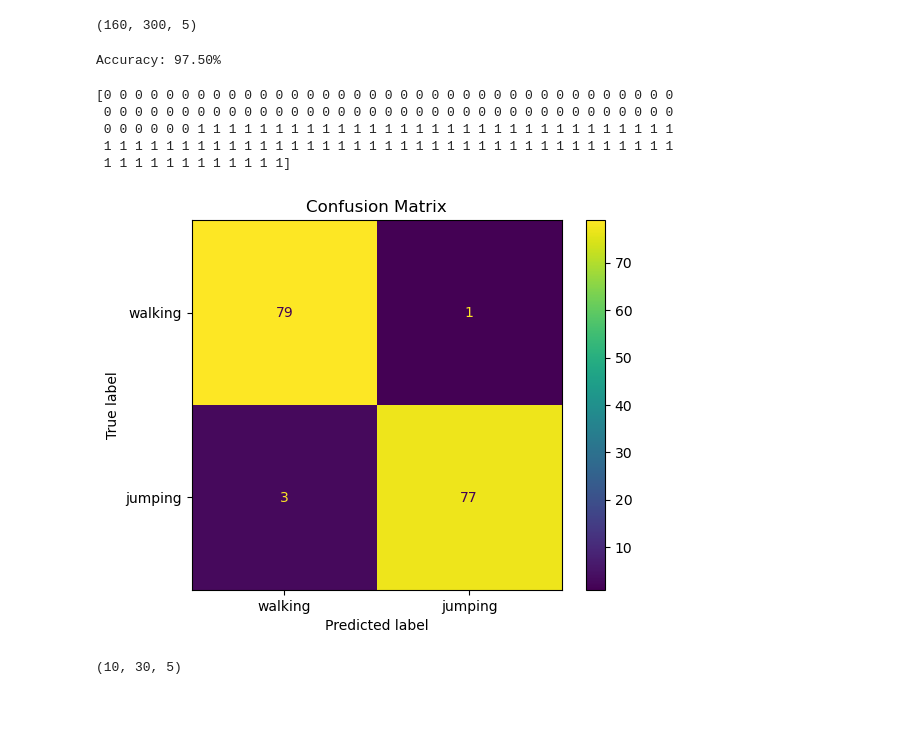
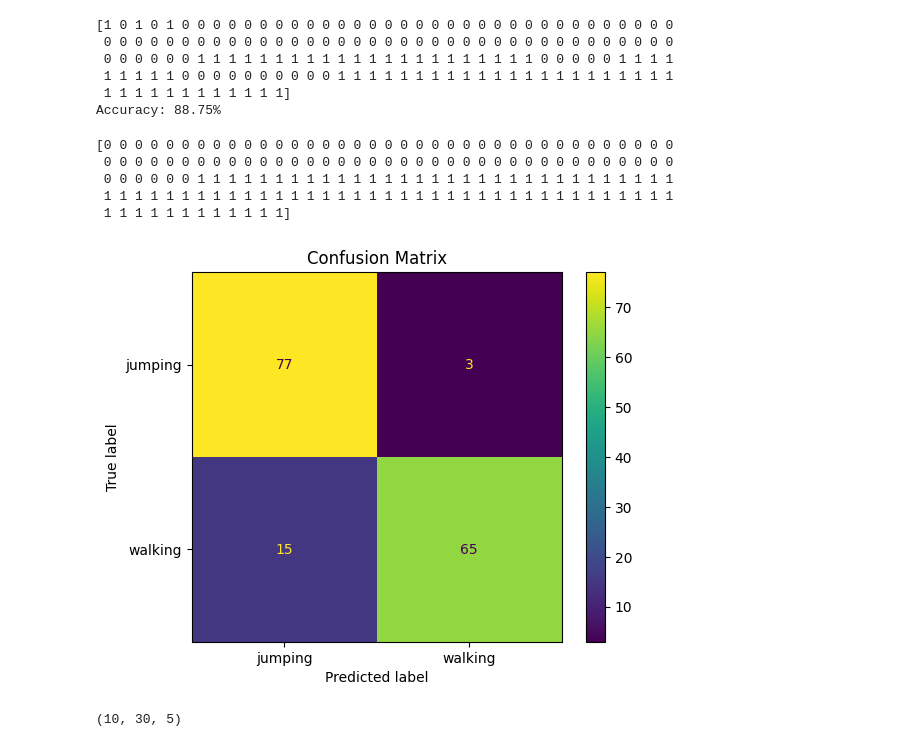
Before and after one commit to kzho904/P4P-mmWave, a Jupyter notebook: MMWave_Radar_Human_Tracking_and_Fall_detection/pointnet_lstm.ipynb, the cells around one changed output. Drawn from its saved outputs; the diff is of its cells as text; code cells hidden in the pictures; blank space fills up the shorter version.

Commit message:
New models

```diff
--- a/MMWave_Radar_Human_Tracking_and_Fall_detection/pointnet_lstm.ipynb
+++ b/MMWave_Radar_Human_Tracking_and_Fall_detection/pointnet_lstm.ipynb
@@ -135,7 +169,7 @@ test_dataset = tf_data.Dataset.from_tensor_slices((test_points, test_labels))
 train_dataset_size = int(len(dataset) * train_size)
 
 dataset = dataset.shuffle(len(train_points), seed=seed).map(PointNET.augment)
-test_dataset = test_dataset.shuffle(len(test_points), seed=seed)
+test_dataset = test_dataset.shuffle(len(test_points), seed=seed).batch(BATCH_SIZE)
 
-train_dataset = dataset.take(train_dataset_size)
-validation_dataset = dataset.skip(train_dataset_size)
+train_dataset = dataset.take(train_dataset_size).batch(BATCH_SIZE)
+validation_dataset = dataset.skip(train_dataset_size).batch(BATCH_SIZE)
@@ -215,3 +243,6 @@ Model: "pointnet_lstm"
 # %%
 from tensorflow.keras.callbacks import ModelCheckpoint
 import os
+INIT_TIMESTAMP = "19_09_2024_pointlstm_sd_bg_rm"
+checkpoint_dir = os.path.join('model/checkpoints/', INIT_TIMESTAMP)
+os.makedirs(checkpoint_dir, exist_ok=True)
@@ -224,7 +251,7 @@ from tensorflow.keras.callbacks import EarlyStopping
 
 early_stopping_callback = EarlyStopping(
     monitor='val_loss',
-    patience=1,
+    patience=2,
     restore_best_weights=True
 )
 # %%
@@ -235,8 +262,6 @@ checkpoint_callback = ModelCheckpoint(
     verbose=1  # Print a message when saving
 )
 # %%
-
-
 model.compile(
     loss="sparse_categorical_crossentropy",
     optimizer=keras.optimizers.Adam(learning_rate=0.001),
@@ -244,10 +269,9 @@ model.compile(
 )
 
 model.fit(
-    X_train,
-    y_train,
+    train_dataset,
     epochs=30,
-    validation_data=(X_test, y_test),
+    validation_data=validation_dataset,
     callbacks=[checkpoint_callback, early_stopping_callback]
 )
 # %% [output]
@@ -340,12 +356,14 @@ predictions = np.array(predictions)
-# %%
-print(test_points.shape)
-# %% [output]
-(160, 300, 5)
 # %%
 accuracy = np.sum(predictions == test_labels) / len(test_labels)
+print(predictions)
 print(f"Accuracy: {accuracy * 100:.2f}%")
 # %% [output]
-Accuracy: 97.50%
+[1 0 1 0 1 0 0 0 0 0 0 0 0 0 0 0 0 0 0 0 0 0 0 0 0 0 0 0 0 0 0 0 0 0 0 0 0
+ 0 0 0 0 0 0 0 0 0 0 0 0 0 0 0 0 0 0 0 0 0 0 0 0 0 0 0 0 0 0 0 0 0 0 0 0 0
+ 0 0 0 0 0 0 1 1 1 1 1 1 1 1 1 1 1 1 1 1 1 1 1 1 1 1 1 1 0 0 0 0 0 1 1 1 1
+ 1 1 1 1 1 0 0 0 0 0 0 0 0 0 0 1 1 1 1 1 1 1 1 1 1 1 1 1 1 1 1 1 1 1 1 1 1
+ 1 1 1 1 1 1 1 1 1 1 1 1]
+Accuracy: 88.75%
 # %%
 print(test_labels)
 # %% [output]
@@ -357,19 +375,19 @@ print(test_labels)
 # %%
 from sklearn.metrics import confusion_matrix, ConfusionMatrixDisplay
 # Plotting the confusion matrix
 # Compute the confusion matrix
 cm = confusion_matrix(test_labels, predictions)
 
 # Plotting the confusion matrix
-class_names = ['walking', 'jumping']  # Based on your CLASS_MAP
+class_names = ['jumping', 'walking']  # Based on your CLASS_MAP
 disp = ConfusionMatrixDisplay(cm, display_labels=class_names)
 
 # Display the plot
 disp.plot()
 plt.title("Confusion Matrix")
 plt.show()
 # %% [output]
-[figure, old version]
+[figure, new version]
 # %%
 #reload model
 reload_model = create_pointnet_model(input_shape, num_features)
```
Also changed, not shown: parts of 18 cells of this notebook, 4 other files.
